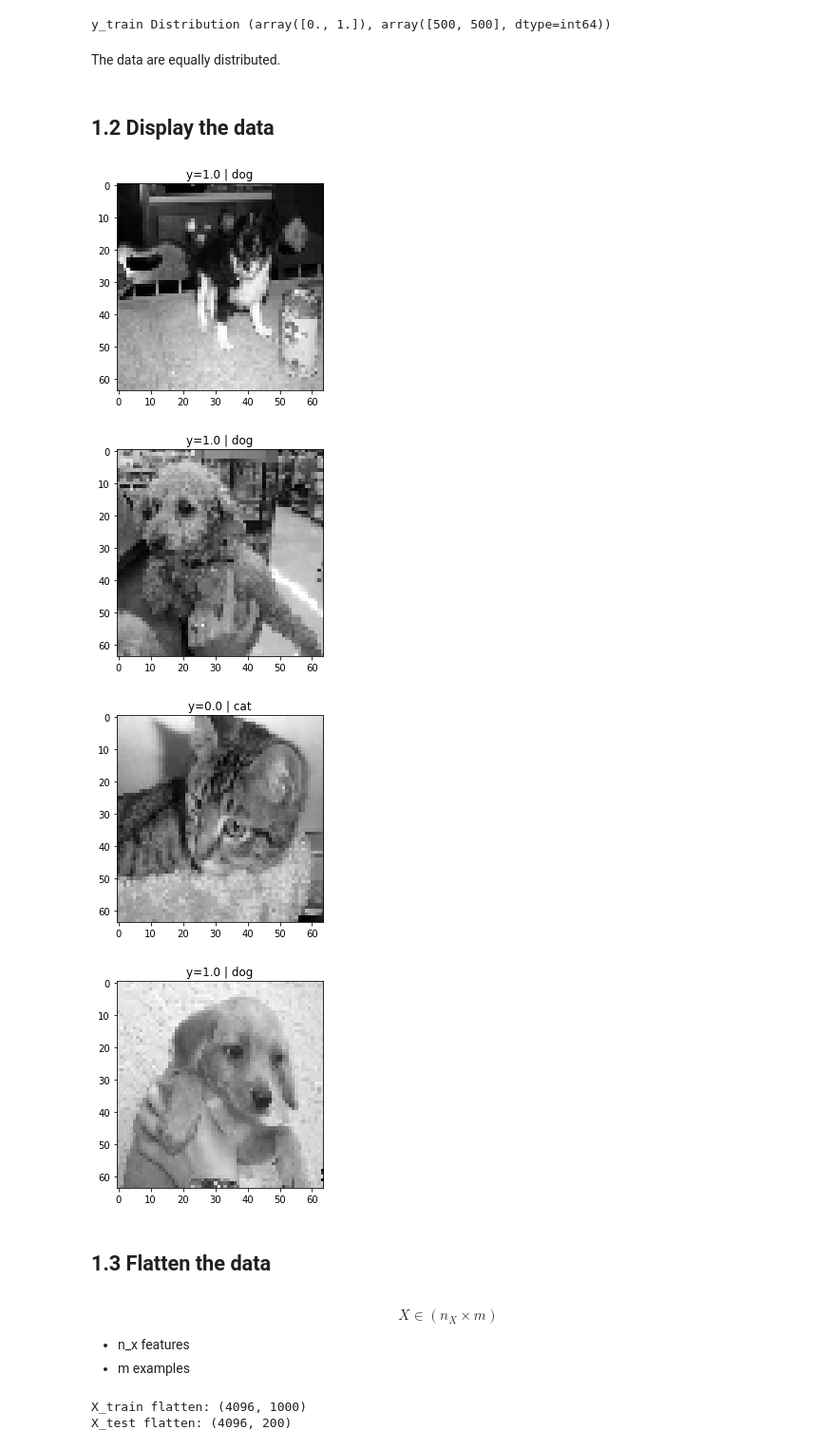
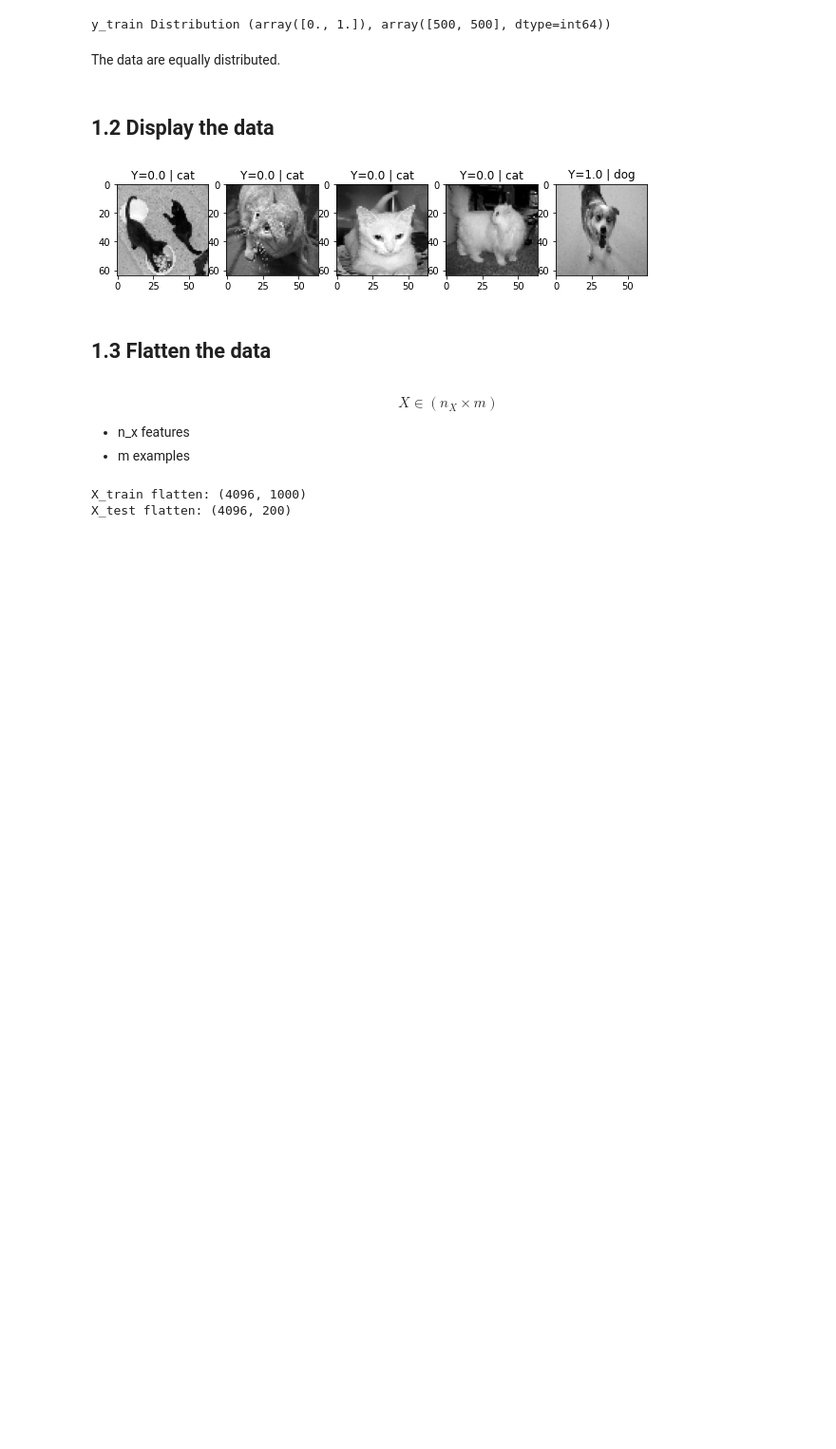
Before and after one commit to danchaud-vincent/deep-learning-specialization, a Jupyter notebook: 04-Neural Network with one hidden layer.ipynb, the cells around one changed output. Shown at 95% size. Cells and saved outputs as stored; diff of their text form; code cells hidden in the pictures; blank space fills up the shorter version.

```diff
--- a/04-Neural Network with one hidden layer.ipynb
+++ b/04-Neural Network with one hidden layer.ipynb
@@ -149,18 +153,16 @@ def display_data(X,y,n):
     # Classes
     classes = {0: "cat",1:"dog"}
 
-    for i in random_range:
-        plt.figure()
-        plt.imshow(X[i], cmap="gray")
-        plt.title(f"y={y[i,0]} | {classes[y[i,0]]}")
-        plt.show()
+    fig, axs = plt.subplots(1, n, figsize=(10, 3))
+
+    for i in range(n):
+        ax = axs[i]
+        ax.imshow(X[i],cmap="gray")
+        ax.set_title(f"y={y[i,0]} | {classes[y[i,0]]}".capitalize())
 # %%
-display_data(X_train,y_train,4)
+display_data(X_train,y_train,5)
 # %% [output]
-[figure, old version]
+[figure, new version]
-[figure, removed]
-[figure, removed]
-[figure, removed]
 # %% [markdown]
 ## 1.3 Flatten the data <a class="anchor" id="section_1_3"></a>
 # %% [markdown]
```
Also changed, not shown: parts of 7 cells of this notebook.
